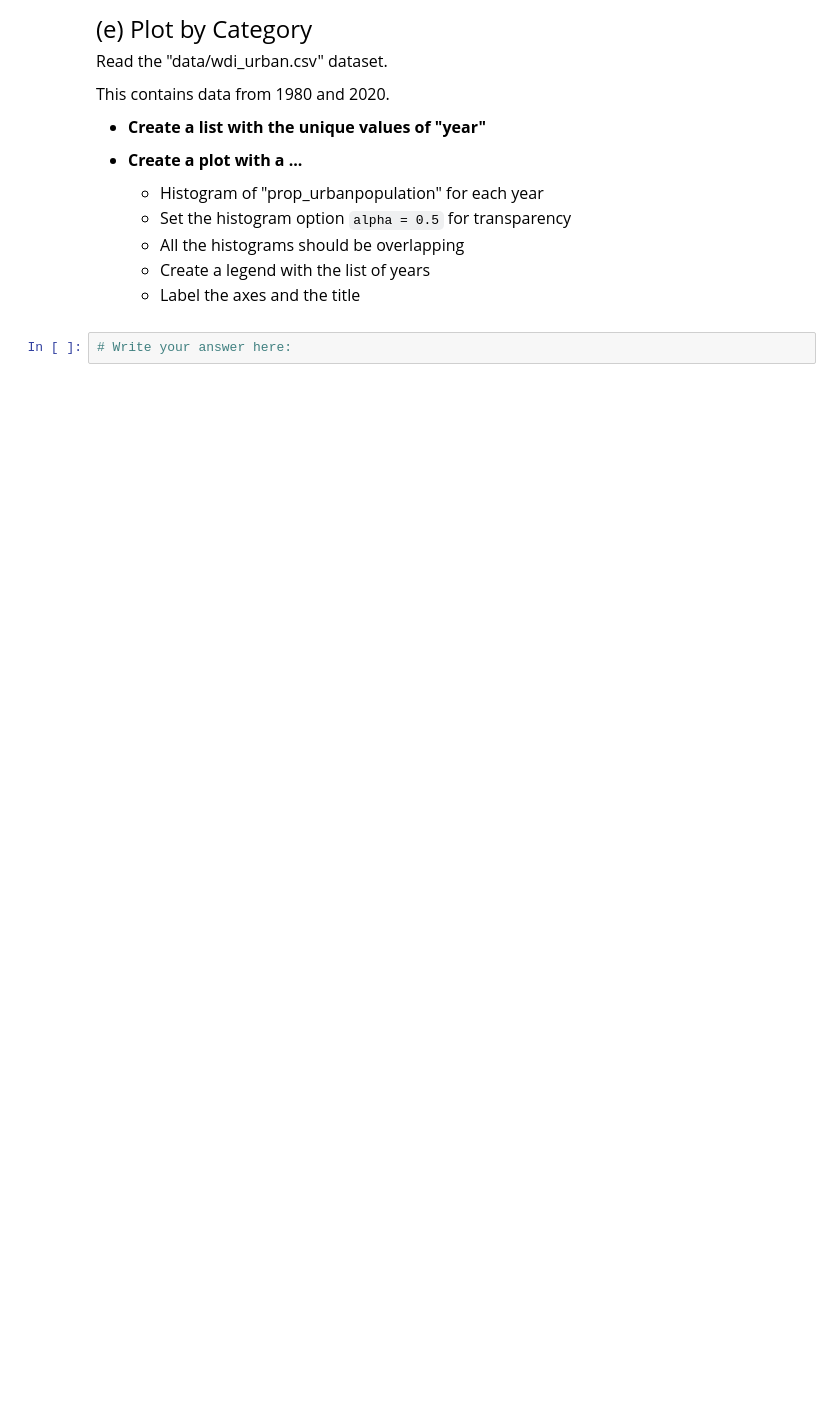
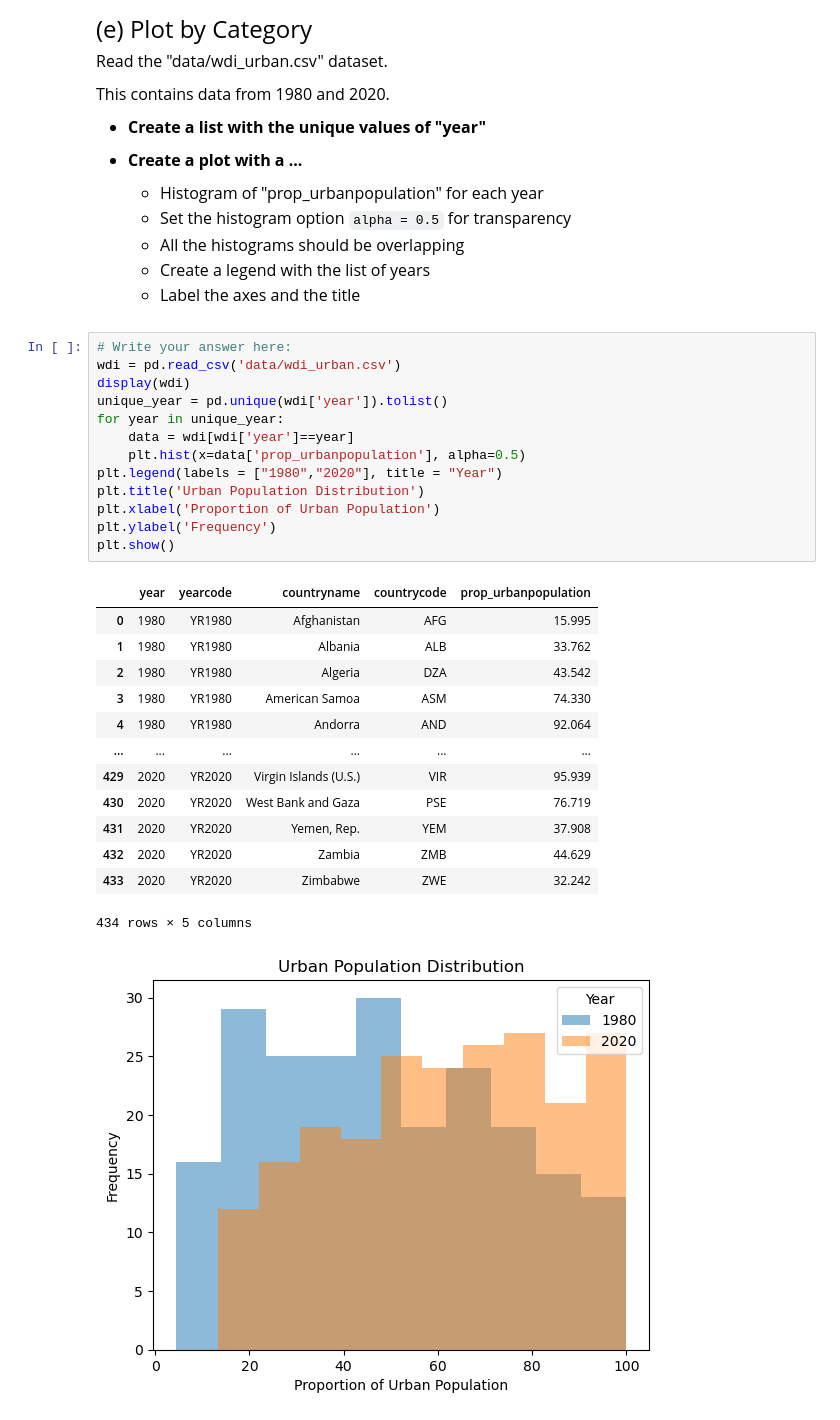
Before and after one commit to jhc1622/qtm151spring2025, a Jupyter notebook: Assignments/Assignment 6/assignment6.ipynb.ipynb, the cells around one changed output. Cells and saved outputs as stored; diff of their text form; blank space fills up the shorter version.

```diff
--- a/Assignments/Assignment 6/assignment6.ipynb.ipynb
+++ b/Assignments/Assignment 6/assignment6.ipynb.ipynb
@@ -102,5 +193,31 @@ Read the "data/wdi_urban.csv" dataset.
     - All the histograms should be overlapping
     - Create a legend with the list of years
     - Label the axes and the title
-# %%
-# Write your answer here:
+# %%
+# Write your answer here:
+wdi = pd.read_csv('data/wdi_urban.csv')
+display(wdi)
+unique_year = pd.unique(wdi['year']).tolist()
+for year in unique_year:
+    data = wdi[wdi['year']==year]
+    plt.hist(x=data['prop_urbanpopulation'], alpha=0.5)
+plt.legend(labels = ["1980","2020"], title = "Year")
+plt.title('Urban Population Distribution')
+plt.xlabel('Proportion of Urban Population')
+plt.ylabel('Frequency')
+plt.show()
+# %% [output]
+|  | year | yearcode | countryname | countrycode | prop_urbanpopulation |
+| 0 | 1980 | YR1980 | Afghanistan | AFG | 15.995 |
+| 1 | 1980 | YR1980 | Albania | ALB | 33.762 |
+| 2 | 1980 | YR1980 | Algeria | DZA | 43.542 |
+| 3 | 1980 | YR1980 | American Samoa | ASM | 74.330 |
+| 4 | 1980 | YR1980 | Andorra | AND | 92.064 |
+| ... | ... | ... | ... | ... | ... |
+| 429 | 2020 | YR2020 | Virgin Islands (U.S.) | VIR | 95.939 |
+| 430 | 2020 | YR2020 | West Bank and Gaza | PSE | 76.719 |
+| 431 | 2020 | YR2020 | Yemen, Rep. | YEM | 37.908 |
+| 432 | 2020 | YR2020 | Zambia | ZMB | 44.629 |
+| 433 | 2020 | YR2020 | Zimbabwe | ZWE | 32.242 |
+434 rows × 5 columns
+[figure, added]
```
Also changed, not shown: parts of 8 cells of this notebook, 4 other files.
